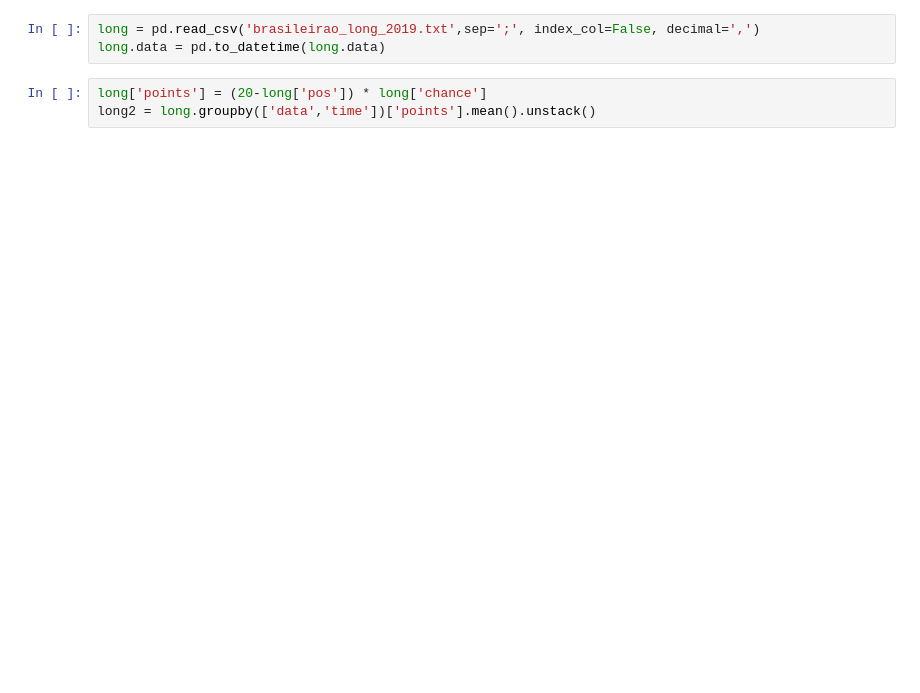
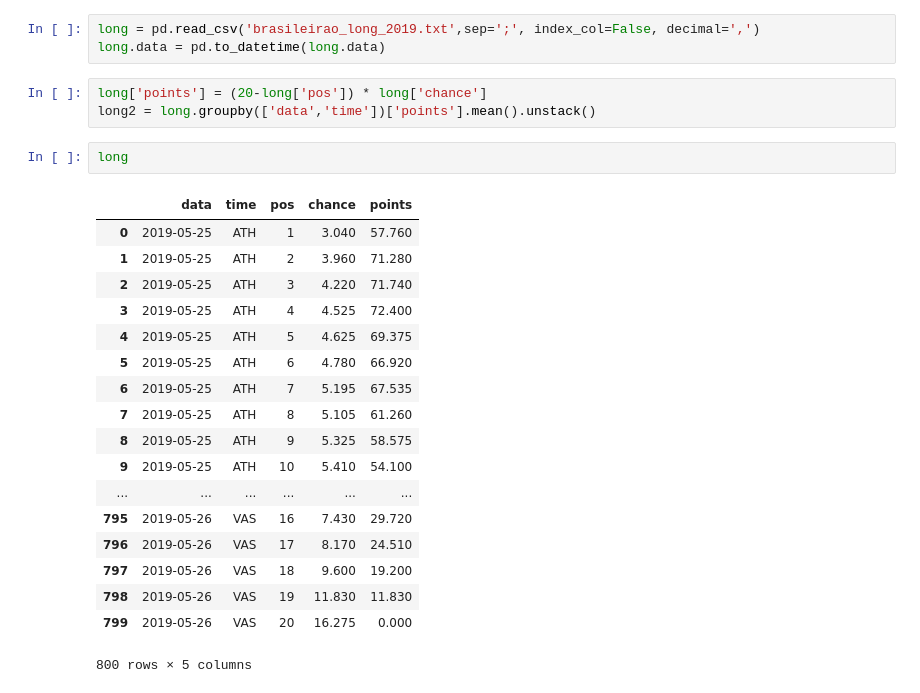
Before and after one commit to lfkopp/brasileirao, a Jupyter notebook: graphs.ipynb, the cells around one changed output. Drawn from its saved outputs; the diff is of its cells as text; blank space fills up the shorter version.

```diff
--- a/graphs.ipynb
+++ b/graphs.ipynb
@@ -32,6 +40,27 @@ long.data = pd.to_datetime(long.data)
 # %%
 long['points'] = (20-long['pos']) * long['chance']
 long2 = long.groupby(['data','time'])['points'].mean().unstack()
+# %%
+long
+# %% [output]
+|  | data | time | pos | chance | points |
+| 0 | 2019-05-25 | ATH | 1 | 3.040 | 57.760 |
+| 1 | 2019-05-25 | ATH | 2 | 3.960 | 71.280 |
+| 2 | 2019-05-25 | ATH | 3 | 4.220 | 71.740 |
+| 3 | 2019-05-25 | ATH | 4 | 4.525 | 72.400 |
+| 4 | 2019-05-25 | ATH | 5 | 4.625 | 69.375 |
+| 5 | 2019-05-25 | ATH | 6 | 4.780 | 66.920 |
+| 6 | 2019-05-25 | ATH | 7 | 5.195 | 67.535 |
+| 7 | 2019-05-25 | ATH | 8 | 5.105 | 61.260 |
+| 8 | 2019-05-25 | ATH | 9 | 5.325 | 58.575 |
+| 9 | 2019-05-25 | ATH | 10 | 5.410 | 54.100 |
+| ... | ... | ... | ... | ... | ... |
+| 795 | 2019-05-26 | VAS | 16 | 7.430 | 29.720 |
+| 796 | 2019-05-26 | VAS | 17 | 8.170 | 24.510 |
+| 797 | 2019-05-26 | VAS | 18 | 9.600 | 19.200 |
+| 798 | 2019-05-26 | VAS | 19 | 11.830 | 11.830 |
+| 799 | 2019-05-26 | VAS | 20 | 16.275 | 0.000 |
+800 rows × 5 columns
 # %%
 long2.sort_values(long2.columns.max()).plot(kind='area',stacked=True,figsize=(15,20), colormap='brg')
 # %% [output]
```
Also changed, not shown: parts of 8 cells of this notebook, 16 other files.
